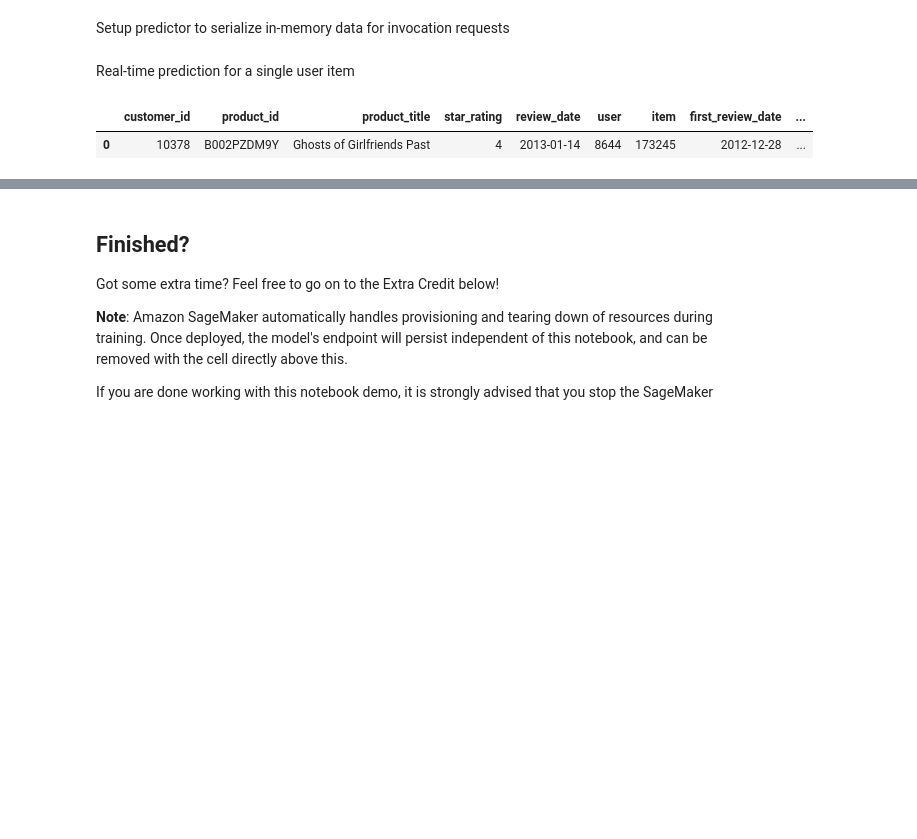
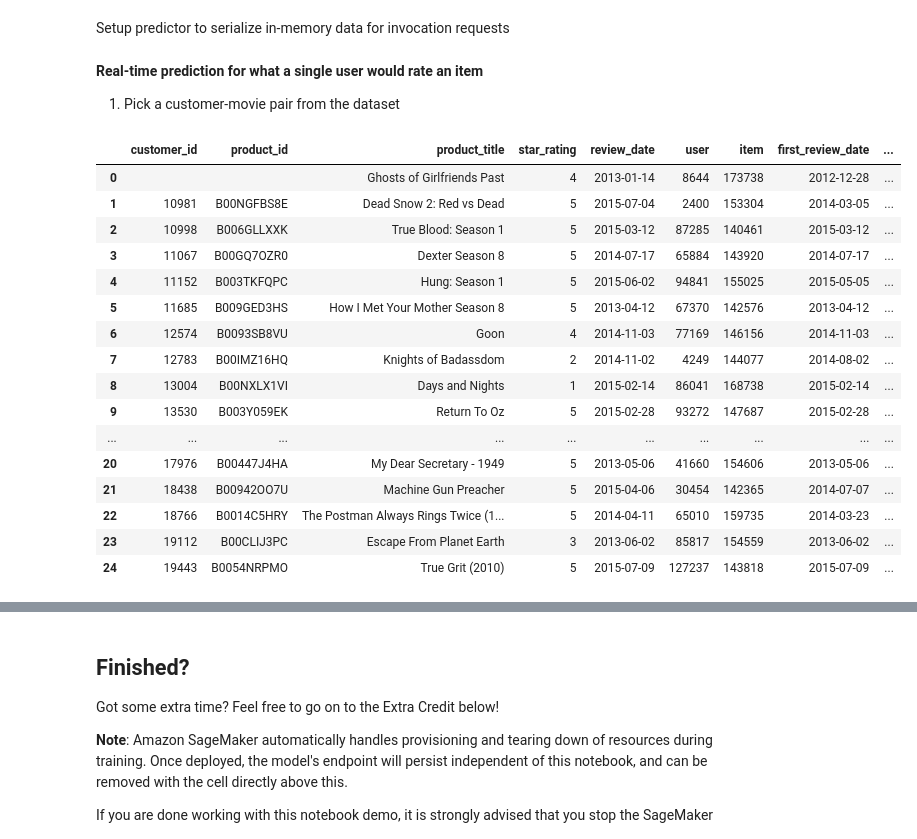
Before and after one commit to nmwalsh/sagemaker-rec-demo, a Jupyter notebook: fm_amazon_recommender.ipynb, the cells around one changed output, grey strips where cells are left out. Saved outputs shown, nothing was run; the diff lists cells and outputs as text; code cells hidden in the pictures; blank space fills up the shorter version.

Commit message:
update with additional notes and arbitrary prediction functionality

```diff
--- a/fm_amazon_recommender.ipynb
+++ b/fm_amazon_recommender.ipynb
@@ -308,9 +302,26 @@ fm_predictor.content_type = 'application/json'
 fm_predictor.serializer = fm_serializer
 fm_predictor.deserializer = json_deserializer
 # %% [markdown]
-Real-time prediction for a single user item
+**Real-time prediction for what a single user would rate an item**
+
+1. Pick a customer-movie pair from the dataset
 # %%
-test_df.head(1)
+test_df.head(25)
 # %% [output]
 |  | customer_id | product_id | product_title | star_rating | review_date | user | item | first_review_date | ... |
-| 0 | 10378 | B002PZDM9Y | Ghosts of Girlfriends Past | 4 | 2013-01-14 | 8644 | 173245 | 2012-12-28 | ... |
+| 0 |  |  | Ghosts of Girlfriends Past | 4 | 2013-01-14 | 8644 | 173738 | 2012-12-28 | ... |
+| 1 | 10981 | B00NGFBS8E | Dead Snow 2: Red vs Dead | 5 | 2015-07-04 | 2400 | 153304 | 2014-03-05 | ... |
+| 2 | 10998 | B006GLLXXK | True Blood: Season 1 | 5 | 2015-03-12 | 87285 | 140461 | 2015-03-12 | ... |
+| 3 | 11067 | B00GQ7OZR0 | Dexter Season 8 | 5 | 2014-07-17 | 65884 | 143920 | 2014-07-17 | ... |
+| 4 | 11152 | B003TKFQPC | Hung: Season 1 | 5 | 2015-06-02 | 94841 | 155025 | 2015-05-05 | ... |
+| 5 | 11685 | B009GED3HS | How I Met Your Mother Season 8 | 5 | 2013-04-12 | 67370 | 142576 | 2013-04-12 | ... |
+| 6 | 12574 | B0093SB8VU | Goon | 4 | 2014-11-03 | 77169 | 146156 | 2014-11-03 | ... |
+| 7 | 12783 | B00IMZ16HQ | Knights of Badassdom | 2 | 2014-11-02 | 4249 | 144077 | 2014-08-02 | ... |
+| 8 | 13004 | B00NXLX1VI | Days and Nights | 1 | 2015-02-14 | 86041 | 168738 | 2015-02-14 | ... |
+| 9 | 13530 | B003Y059EK | Return To Oz | 5 | 2015-02-28 | 93272 | 147687 | 2015-02-28 | ... |
+| ... | ... | ... | ... | ... | ... | ... | ... | ... | ... |
+| 20 | 17976 | B00447J4HA | My Dear Secretary - 1949 | 5 | 2013-05-06 | 41660 | 154606 | 2013-05-06 | ... |
+| 21 | 18438 | B00942OO7U | Machine Gun Preacher | 5 | 2015-04-06 | 30454 | 142365 | 2014-07-07 | ... |
+| 22 | 18766 | B0014C5HRY | The Postman Always Rings Twice (1... | 5 | 2014-04-11 | 65010 | 159735 | 2014-03-23 | ... |
+| 23 | 19112 | B00CLIJ3PC | Escape From Planet Earth | 3 | 2013-06-02 | 85817 | 154559 | 2013-06-02 | ... |
+| 24 | 19443 | B0054NRPMO | True Grit (2010) | 5 | 2015-07-09 | 127237 | 143818 | 2015-07-09 | ... |
```
Also changed, not shown: parts of 14 cells of this notebook.
